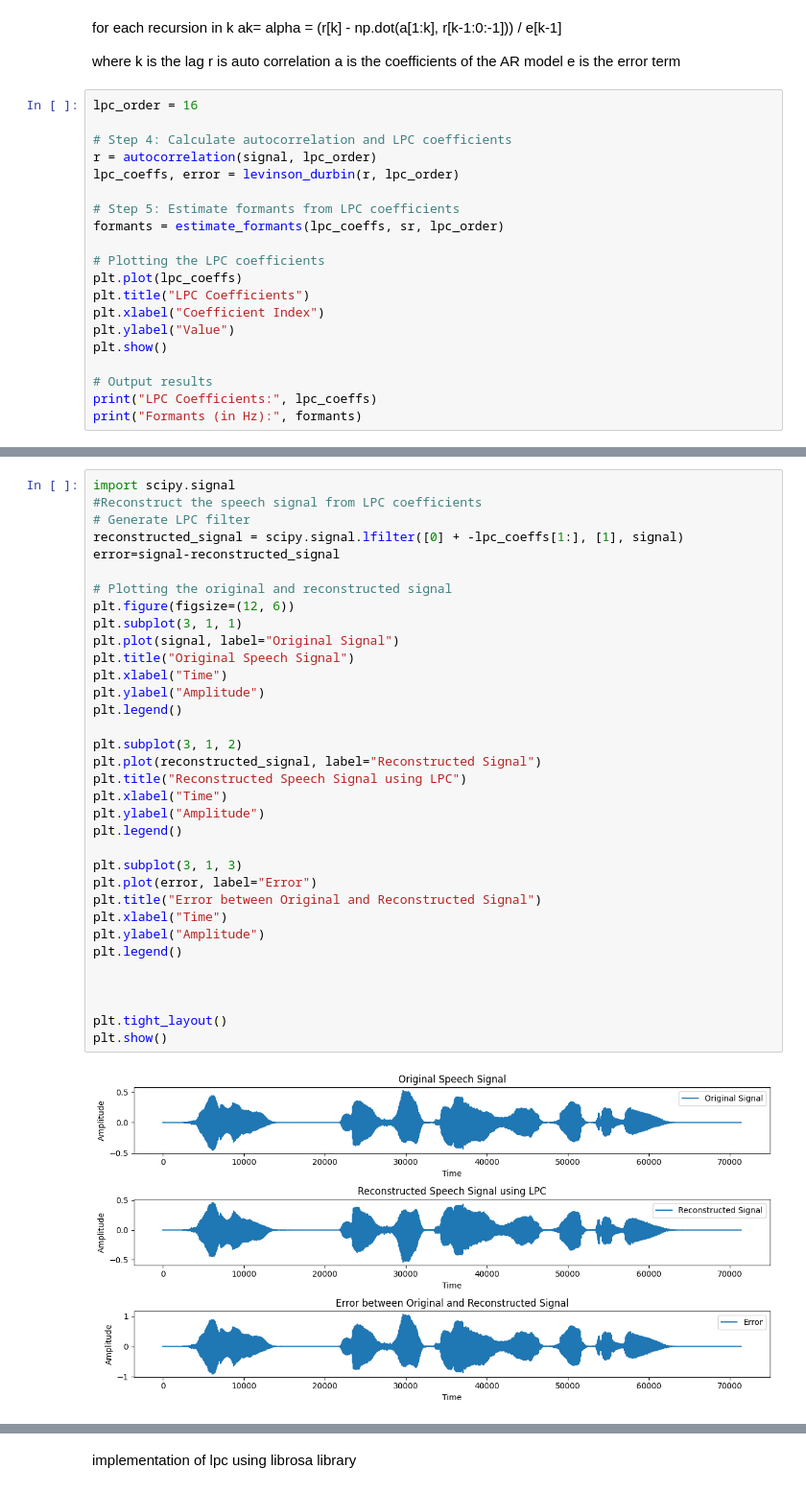
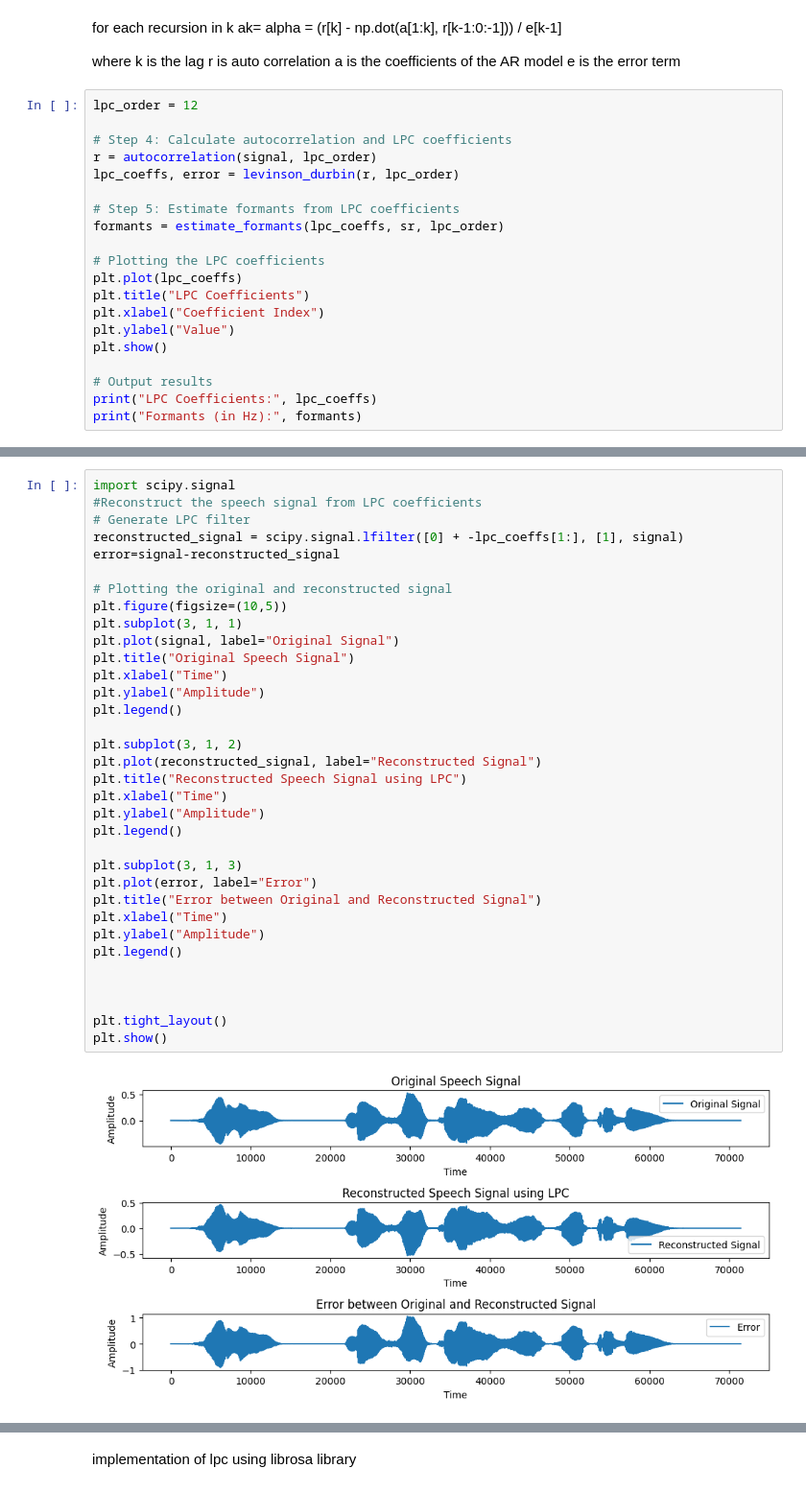
Before and after one commit to joshIsac/SpeechRecognition-, a Jupyter notebook: 2348423_lab-4-Linear predictive coding.ipynb, the cells around one changed output, grey strips where cells are left out. Shown: that part at 96% size. Saved outputs shown, nothing was run; the diff lists cells and outputs as text.

```diff
--- a/2348423_lab-4-Linear predictive coding.ipynb
+++ b/2348423_lab-4-Linear predictive coding.ipynb
@@ -95,7 +95,7 @@ where k is the lag  r is auto correlation
 a is the coefficients of the AR model
 e is the error term
 # %%
-lpc_order = 16
+lpc_order = 12
 
 # Step 4: Calculate autocorrelation and LPC coefficients
 r = autocorrelation(signal, lpc_order)
@@ -127,35 +127,35 @@ import scipy.signal
 reconstructed_signal = scipy.signal.lfilter([0] + -lpc_coeffs[1:], [1], signal)
 error=signal-reconstructed_signal
 
 # Plotting the original and reconstructed signal
-plt.figure(figsize=(12, 6))
+plt.figure(figsize=(10,5))
 plt.subplot(3, 1, 1)
 plt.plot(signal, label="Original Signal")
 plt.title("Original Speech Signal")
 plt.xlabel("Time")
 plt.ylabel("Amplitude")
 plt.legend()
 
 plt.subplot(3, 1, 2)
 plt.plot(reconstructed_signal, label="Reconstructed Signal")
 plt.title("Reconstructed Speech Signal using LPC")
 plt.xlabel("Time")
 plt.ylabel("Amplitude")
 plt.legend()
 
 plt.subplot(3, 1, 3)
 plt.plot(error, label="Error")
 plt.title("Error between Original and Reconstructed Signal")
 plt.xlabel("Time")
 plt.ylabel("Amplitude")
 plt.legend()
 
 
 
 plt.tight_layout()
 plt.show()
 # %% [output]
-[figure, old version]
+[figure, new version]
 # %%
 # Output results
 print("LPC Coefficients:", lpc_coeffs)
```
Also changed, not shown: parts of 5 cells of this notebook, 1 other file.
